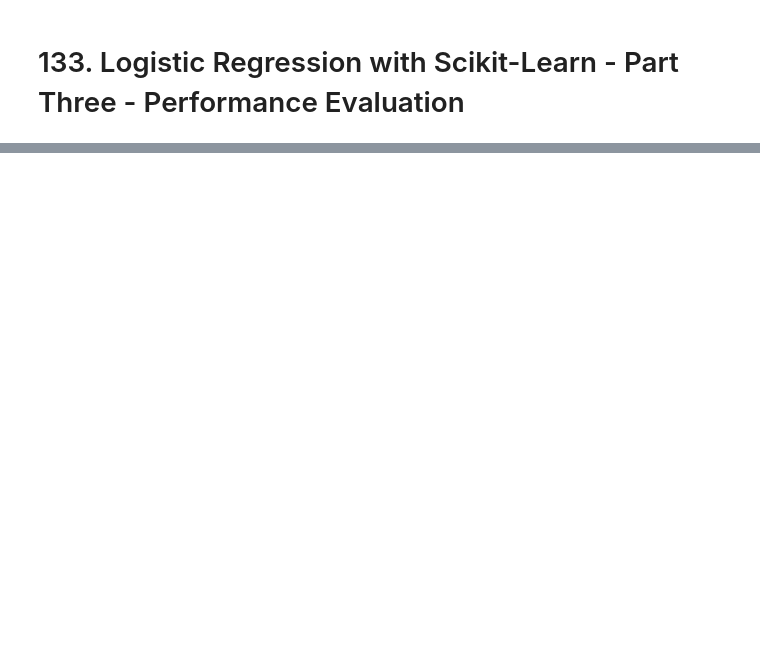
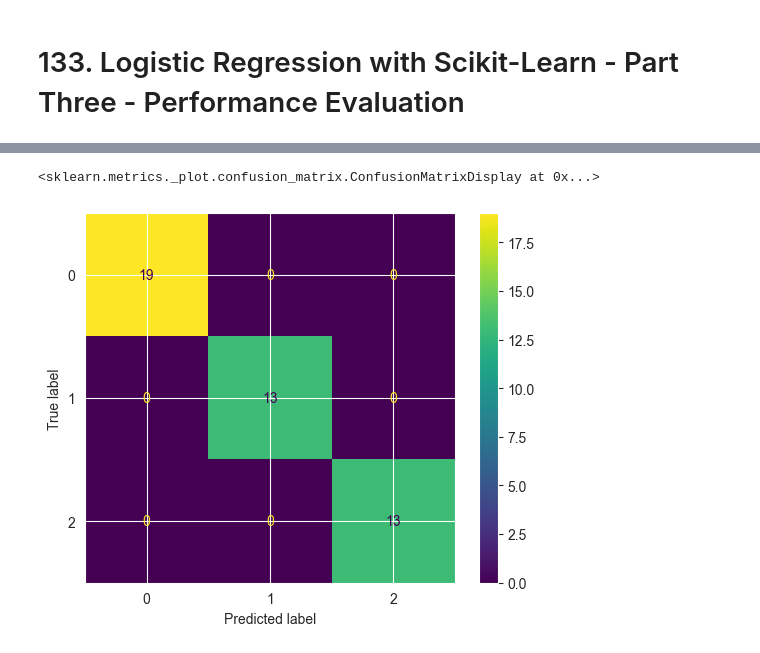
Before and after one commit to ZygimantasB/data_science_ml_learning, a Jupyter notebook: Section 13 Logistic Regression/Remember/remember.ipynb, the cells around one changed output, grey strips where cells are left out. Cells and saved outputs as stored; diff of their text form; code cells hidden in the pictures; blank space fills up the shorter version.

```diff
--- a/Section 13 Logistic Regression/Remember/remember.ipynb
+++ b/Section 13 Logistic Regression/Remember/remember.ipynb
@@ -117,0 +149,14 @@ array([1, 0, 1, ..., 1, 1, 1], dtype=int64)
+# %%
+penalty = ['l1', 'l2']
+l1_ratio = np.linspace(0, 1, 20)
+C = np.logspace(0, 10, 20)
+
+param_grid = {
+    'penalty': penalty,
+    'l1_ratio': l1_ratio,
+    'C': C,
+}
+# %%
+grid_model = GridSearchCV(log_model, param_grid=param_grid, n_jobs=-1)
+# %%
+grid_model.fit(scaled_X_train, y_train)
@@ -117,0 +181,2 @@ array([1, 0, 1, ..., 1, 1, 1], dtype=int64)
+# %%
+y_pred = grid_model.predict(scaled_X_test)
@@ -117,0 +205,5 @@ array([1, 0, 1, ..., 1, 1, 1], dtype=int64)
+# %%
+ConfusionMatrixDisplay(confusion_matrix(y_test, y_pred)).plot()
+# %% [output]
+<sklearn.metrics._plot.confusion_matrix.ConfusionMatrixDisplay at 0x...>
+[figure, added]
```
Also changed, not shown: parts of 53 cells of this notebook.
